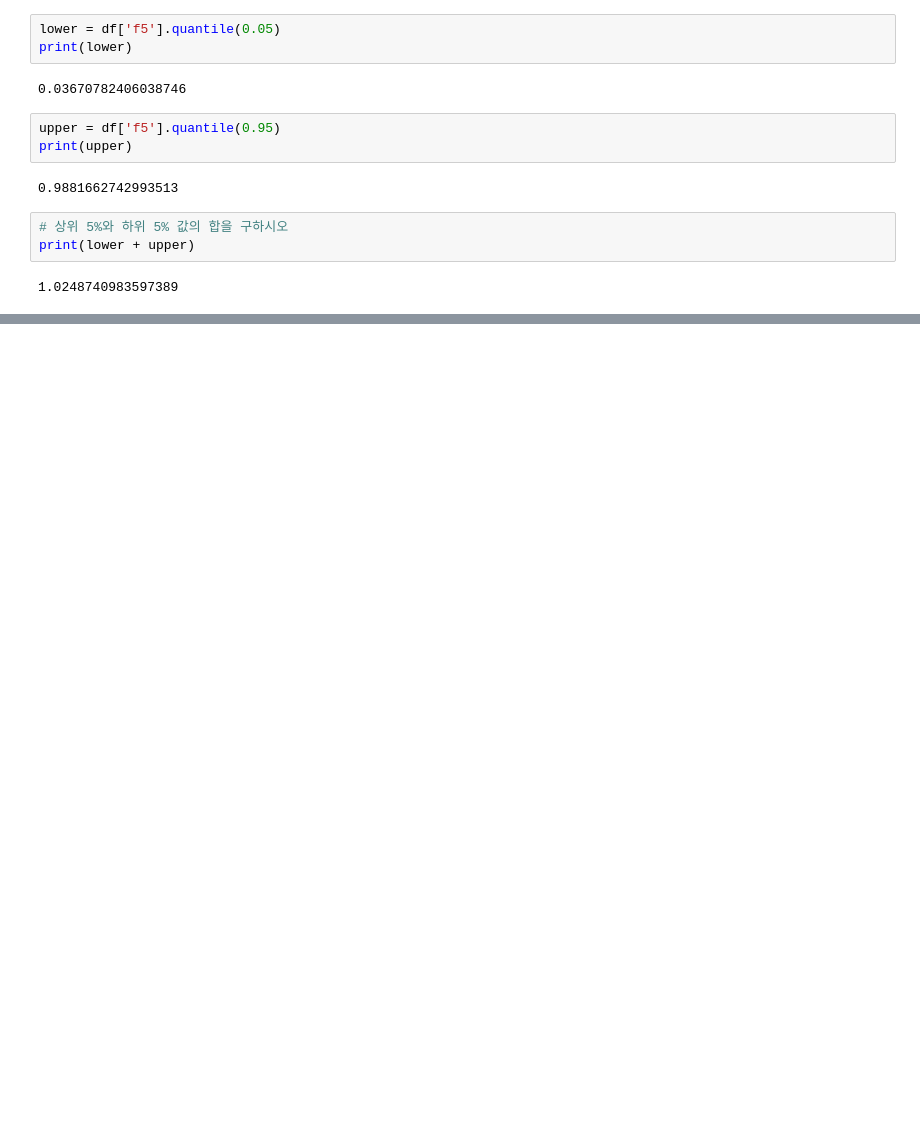
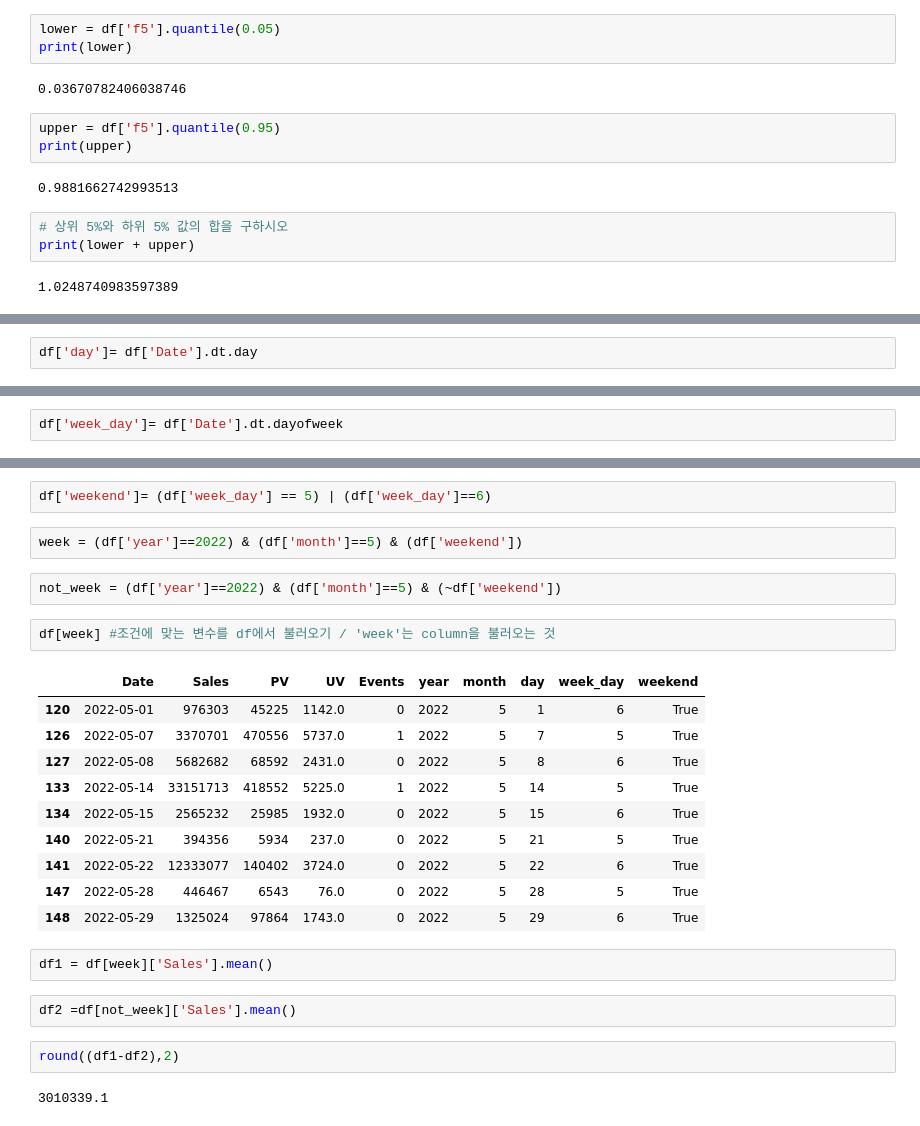
Before and after one commit to joungminhee/bigdata_exam, a Jupyter notebook: big_data2.ipynb, the cells around one changed output, grey strips where cells are left out. Saved outputs shown, nothing was run; the diff lists cells and outputs as text; blank space fills up the shorter version.

```diff
--- a/big_data2.ipynb
+++ b/big_data2.ipynb
@@ -306,0 +454,2 @@ print(lower + upper)
+# %%
+df['day']= df['Date'].dt.day
@@ -306,0 +483,2 @@ print(lower + upper)
+# %%
+df['week_day']= df['Date'].dt.dayofweek
@@ -306,0 +505,27 @@ print(lower + upper)
+# %%
+df['weekend']= (df['week_day'] == 5) | (df['week_day']==6)
+# %%
+week = (df['year']==2022) & (df['month']==5) & (df['weekend'])
+# %%
+not_week = (df['year']==2022) & (df['month']==5) & (~df['weekend'])
+# %%
+df[week] #조건에 맞는 변수를 df에서 불러오기 / 'week'는 column을 불러오는 것
+# %% [output]
+|  | Date | Sales | PV | UV | Events | year | month | day | week_day | weekend |
+| 120 | 2022-05-01 | 976303 | 45225 | 1142.0 | 0 | 2022 | 5 | 1 | 6 | True |
+| 126 | 2022-05-07 | 3370701 | 470556 | 5737.0 | 1 | 2022 | 5 | 7 | 5 | True |
+| 127 | 2022-05-08 | 5682682 | 68592 | 2431.0 | 0 | 2022 | 5 | 8 | 6 | True |
+| 133 | 2022-05-14 | 33151713 | 418552 | 5225.0 | 1 | 2022 | 5 | 14 | 5 | True |
+| 134 | 2022-05-15 | 2565232 | 25985 | 1932.0 | 0 | 2022 | 5 | 15 | 6 | True |
+| 140 | 2022-05-21 | 394356 | 5934 | 237.0 | 0 | 2022 | 5 | 21 | 5 | True |
+| 141 | 2022-05-22 | 12333077 | 140402 | 3724.0 | 0 | 2022 | 5 | 22 | 6 | True |
+| 147 | 2022-05-28 | 446467 | 6543 | 76.0 | 0 | 2022 | 5 | 28 | 5 | True |
+| 148 | 2022-05-29 | 1325024 | 97864 | 1743.0 | 0 | 2022 | 5 | 29 | 6 | True |
+# %%
+df1 = df[week]['Sales'].mean()
+# %%
+df2 =df[not_week]['Sales'].mean()
+# %%
+round((df1-df2),2)
+# %% [output]
+3010339.1
```
Also changed, not shown: parts of 32 cells of this notebook.
